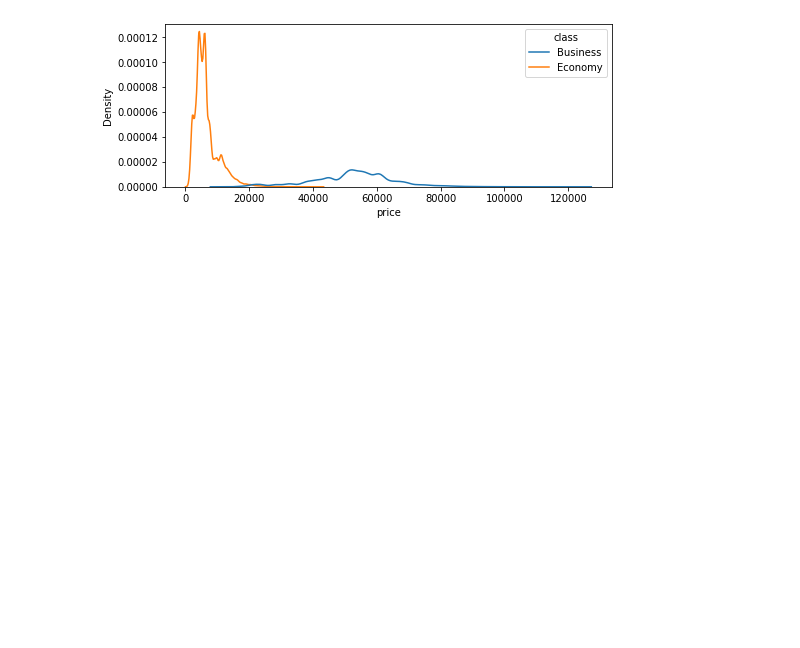
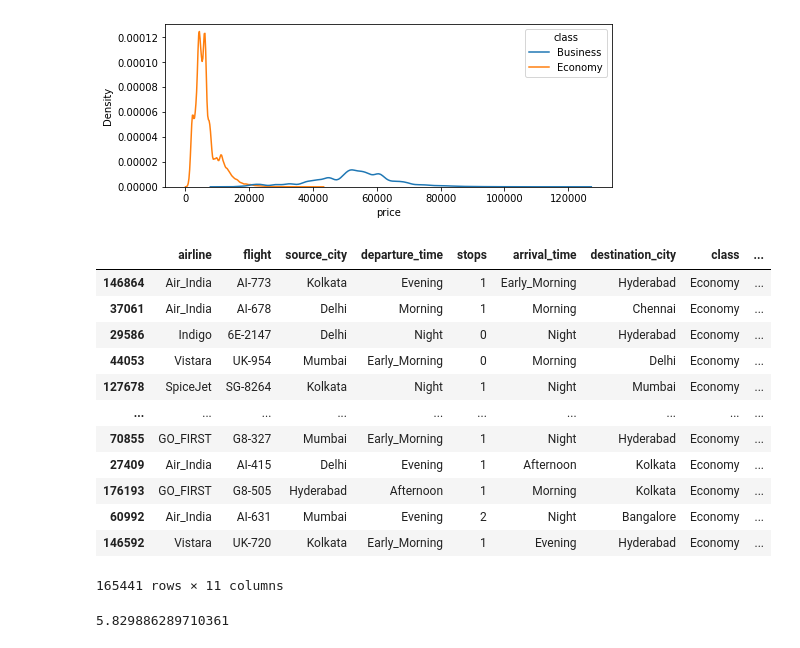
Before and after one commit to felipesveiga/Flight-Price-Estimator, a Jupyter notebook: flight_prices.ipynb, the cells around one changed output. Saved outputs shown, nothing was run; the diff lists cells and outputs as text; code cells hidden in the pictures; blank space fills up the shorter version.

```diff
--- a/flight_prices.ipynb
+++ b/flight_prices.ipynb
@@ -222,6 +222,40 @@ kdeplot(data=train, x='price', hue='class')
 # %% [output]
 <AxesSubplot:xlabel='price', ylabel='Density'>
 [figure]
+# %%
+train[train['class']=='Economy']
+# %% [output]
+|  | airline | flight | source_city | departure_time | stops | arrival_time | destination_city | class | ... |
+| 146864 | Air_India | AI-773 | Kolkata | Evening | 1 | Early_Morning | Hyderabad | Economy | ... |
+| 37061 | Air_India | AI-678 | Delhi | Morning | 1 | Morning | Chennai | Economy | ... |
+| 29586 | Indigo | 6E-2147 | Delhi | Night | 0 | Night | Hyderabad | Economy | ... |
+| 44053 | Vistara | UK-954 | Mumbai | Early_Morning | 0 | Morning | Delhi | Economy | ... |
+| 127678 | SpiceJet | SG-8264 | Kolkata | Night | 1 | Night | Mumbai | Economy | ... |
+| ... | ... | ... | ... | ... | ... | ... | ... | ... | ... |
+| 70855 | GO_FIRST | G8-327 | Mumbai | Early_Morning | 1 | Night | Hyderabad | Economy | ... |
+| 27409 | Air_India | AI-415 | Delhi | Evening | 1 | Afternoon | Kolkata | Economy | ... |
+| 176193 | GO_FIRST | G8-505 | Hyderabad | Afternoon | 1 | Morning | Kolkata | Economy | ... |
+| 60992 | Air_India | AI-631 | Mumbai | Evening | 2 | Night | Bangalore | Economy | ... |
+| 146592 | Vistara | UK-720 | Kolkata | Early_Morning | 1 | Evening | Hyderabad | Economy | ... |
+165441 rows × 11 columns
+# %%
+# Evaluating Cohen's d for measuring the discrepancy between ticket prices for economic and business seats.
+def cohensd(group1, group2):
+    diff = group1.mean() - group2.mean()
+    var1, var2 = group1.var(), group2.var()
+    n1, n2 = len(group1), len(group2)
+
+    pooled_var = (n1*var1 + n2*var2) / (n1+n2)
+    d = diff/np.sqrt(pooled_var)
+    return d
+
+business = train[train['class']=='Business']['price']
+economic = train[train['class']=='Economy']['price']
+
+# The magnitude of the price difference between the Business and Economic classes is roughly 5.83 standard deviations.
+cohensd(business, economic)
+# %% [output]
+5.829886289710361
 # %% [markdown]
 <h3 style='font-size:30px;font-style:italic'> Days lefting and Ticket Prices</h3>
 <div>
```
Also changed, not shown: parts of 5 cells of this notebook.
